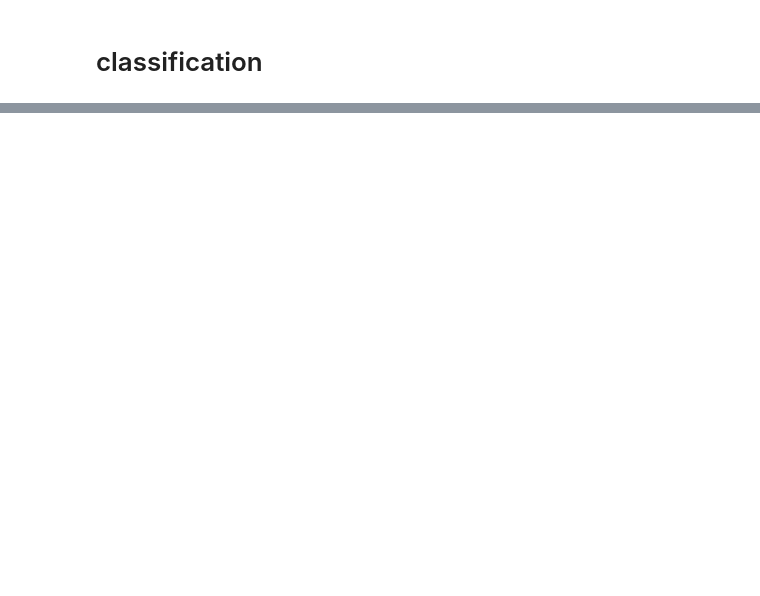
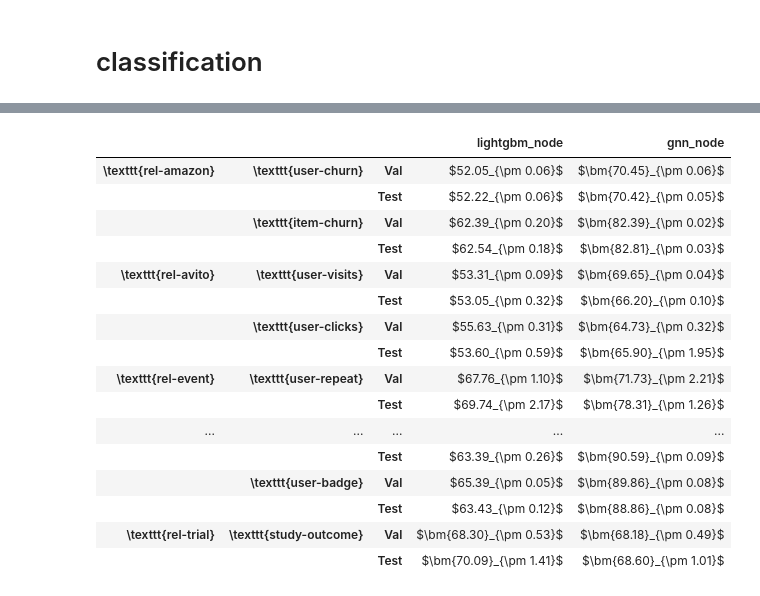
Before and after one commit to rishabh-ranjan/relbench-expts, a Jupyter notebook: notebooks/scan_nc.ipynb, the cells around one changed output, grey strips where cells are left out. Cells and saved outputs as stored; diff of their text form; code cells hidden in the pictures; blank space fills up the shorter version.

```diff
--- a/notebooks/scan_nc.ipynb
+++ b/notebooks/scan_nc.ipynb
@@ -25,8 +25,8 @@ all_stores[-1]["__roach__"]
  'done': True}
 # %%
 def wrap(name):
-    # return r"\texttt{" + name + r"}"
-    return name
+    return r"\texttt{" + name + r"}"
+    # return name
 # %%
 txt = {
     "val": "Val",
@@ -178,15 +90,0 @@ print(tex)
-# %%
-lb_sub = defaultdict(dict)
-for rec in table_data:
-    dataset = rec["dataset"]
-    task = rec["task"]
-    script = rec["script"]
-    split = rec["split"]
-    mean = rec["mean"]
-    std = rec["std"]
-
-    if split != "test":
-        continue
-
-    lb_sub[script][f"{dataset}/{task}"] = [mean, std]
-print(json.dumps(lb_sub, indent=2))
@@ -210,0 +275,74 @@ print(json.dumps(lb_sub, indent=2))
+# %%
+tex_tab = defaultdict(dict)
+for dataset in get_dataset_names():
+    for task in get_task_names(dataset):
+        task_obj = get_task(dataset, task)
+        if task_obj.task_type.value != TaskType.BINARY_CLASSIFICATION.value:
+            continue
+        for split in [
+            "val",
+            "test",
+        ]:
+            local_data = filter(
+                lambda r: r["dataset"] == dataset
+                and r["task"] == task
+                and r["split"] == split,
+                table_data
+            )
+            local_data = list(local_data)
+            for script in [
+                "lightgbm_node",
+                "gnn_node",
+            ]:
+                for rec in local_data:
+                    if rec["script"] == script:
+                        break
+                mean = rec["mean"]
+                std = rec["std"]
+
+                is_best = True
+                for comp_rec in local_data:
+                    if comp_rec["script"] == "hybrid_node":
+                        continue
+                    comp_mean = comp_rec["mean"]
+                    comp_std = comp_rec["std"]
+                    if higher_is_better:
+                        if mean + std < comp_mean - comp_std:
+                            is_best = False
+                    else:
+                        if mean - std > comp_mean + comp_std:
+                            is_best = False
+                opt_bm_open = r"\bm{" if is_best else ""
+                opt_bm_close = r"}" if is_best else ""
+                tex_val = (
+                    r"$"
+                    + opt_bm_open
+                    + f"{mean * 100:.2f}"
+                    + opt_bm_close
+                    + r"_{\pm "
+                    + f"{std * 100:.2f}"
+                    + r"}$"
+                )
+
+                tex_tab[script][(wrap(dataset), wrap(task), txt[split])] = tex_val
+
+tex_df = pd.DataFrame(tex_tab)
+tex_df
+# %% [output]
+|  |  |  | lightgbm_node | gnn_node |
+| \texttt{rel-amazon} | \texttt{user-churn} | Val | $52.05_{\pm 0.06}$ | $\bm{70.45}_{\pm 0.06}$ |
+|  |  | Test | $52.22_{\pm 0.06}$ | $\bm{70.42}_{\pm 0.05}$ |
+|  | \texttt{item-churn} | Val | $62.39_{\pm 0.20}$ | $\bm{82.39}_{\pm 0.02}$ |
+|  |  | Test | $62.54_{\pm 0.18}$ | $\bm{82.81}_{\pm 0.03}$ |
+| \texttt{rel-avito} | \texttt{user-visits} | Val | $53.31_{\pm 0.09}$ | $\bm{69.65}_{\pm 0.04}$ |
+|  |  | Test | $53.05_{\pm 0.32}$ | $\bm{66.20}_{\pm 0.10}$ |
+|  | \texttt{user-clicks} | Val | $55.63_{\pm 0.31}$ | $\bm{64.73}_{\pm 0.32}$ |
+|  |  | Test | $53.60_{\pm 0.59}$ | $\bm{65.90}_{\pm 1.95}$ |
+| \texttt{rel-event} | \texttt{user-repeat} | Val | $67.76_{\pm 1.10}$ | $\bm{71.73}_{\pm 2.21}$ |
+|  |  | Test | $69.74_{\pm 2.17}$ | $\bm{78.31}_{\pm 1.26}$ |
+| ... | ... | ... | ... | ... |
+|  |  | Test | $63.39_{\pm 0.26}$ | $\bm{90.59}_{\pm 0.09}$ |
+|  | \texttt{user-badge} | Val | $65.39_{\pm 0.05}$ | $\bm{89.86}_{\pm 0.08}$ |
+|  |  | Test | $63.43_{\pm 0.12}$ | $\bm{88.86}_{\pm 0.08}$ |
+| \texttt{rel-trial} | \texttt{study-outcome} | Val | $\bm{68.30}_{\pm 0.53}$ | $\bm{68.18}_{\pm 0.49}$ |
+|  |  | Test | $\bm{70.09}_{\pm 1.41}$ | $\bm{68.60}_{\pm 1.01}$ |
```
Also changed, not shown: parts of 12 cells of this notebook, 3 other files.
